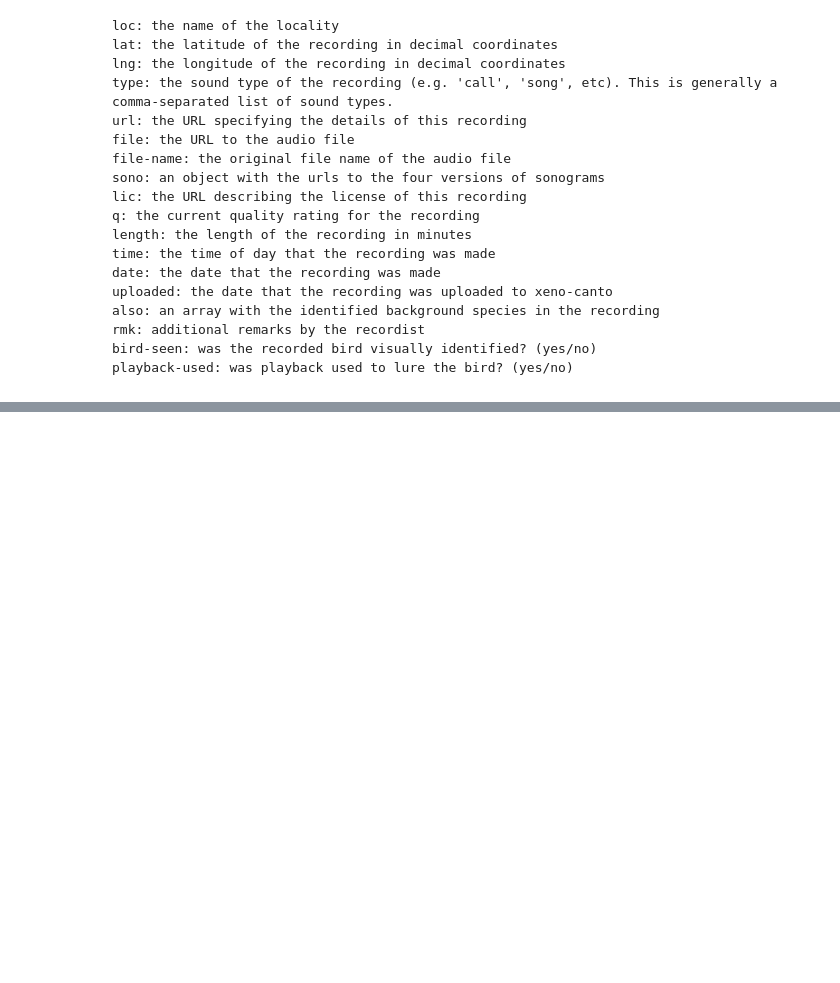
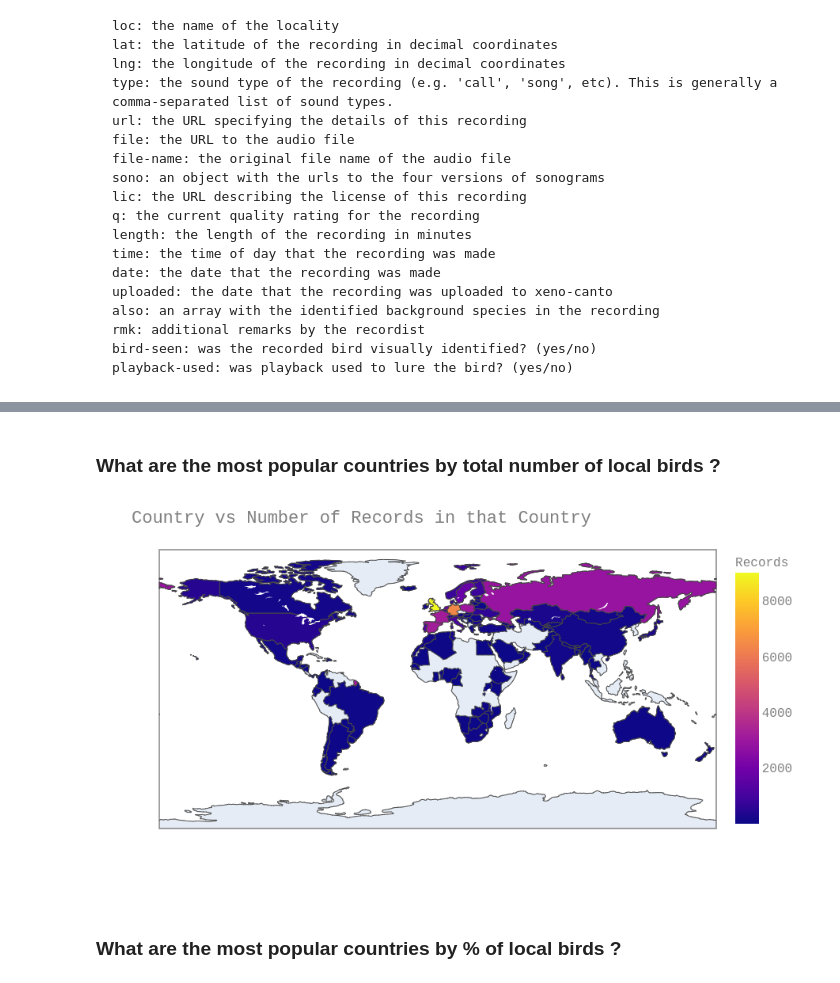
Before and after one commit to tarashypka/pyturdus, a Jupyter notebook: ipynb/analyze_records.ipynb, the cells around one changed output, grey strips where cells are left out. Drawn from its saved outputs; the diff is of its cells as text; code cells hidden in the pictures; blank space fills up the shorter version.

```diff
--- a/ipynb/analyze_records.ipynb
+++ b/ipynb/analyze_records.ipynb
@@ -82,0 +102,2 @@ fig.show()
+# %% [markdown]
+### What are the most popular countries by total number of local birds ?
@@ -82,0 +120,6 @@ fig.show()
+# %%
+Image("plots/local_birds_countries_choropleth_1.png")
+# %% [output]
+[figure, added]
+# %% [markdown]
+### What are the most popular countries by % of local birds ?
```
Also changed, not shown: parts of 20 cells of this notebook, 5 other files.
